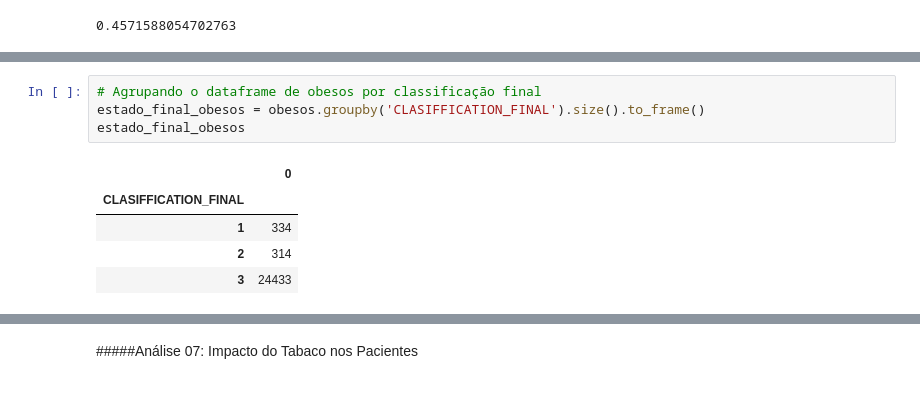
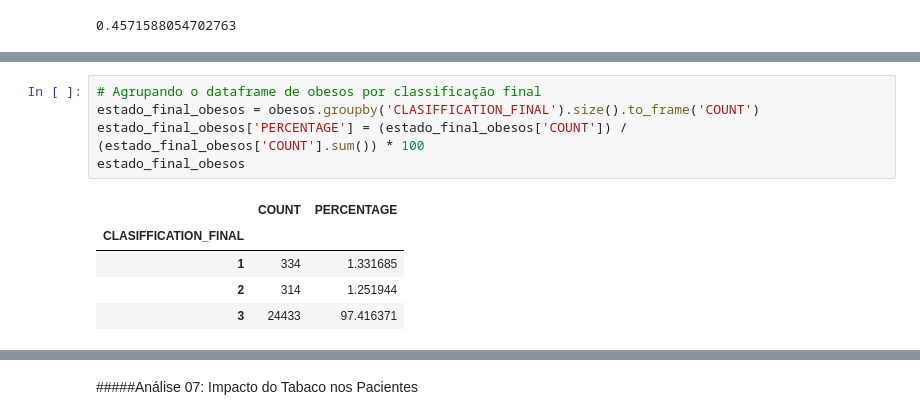
Before and after one commit to matheuspfferreira/python_data_science, a Jupyter notebook: Covid - 07/notebook/nb_covid.ipynb, the cells around one changed output, grey strips where cells are left out. Drawn from its saved outputs; the diff is of its cells as text.

```diff
--- a/Covid - 07/notebook/nb_covid.ipynb
+++ b/Covid - 07/notebook/nb_covid.ipynb
@@ -443,10 +454,11 @@ porcentagem_obesos_falecidos
 # %%
 # Agrupando o dataframe de obesos por classificação final
-estado_final_obesos = obesos.groupby('CLASIFFICATION_FINAL').size().to_frame()
+estado_final_obesos = obesos.groupby('CLASIFFICATION_FINAL').size().to_frame('COUNT')
+estado_final_obesos['PERCENTAGE'] = (estado_final_obesos['COUNT']) / (estado_final_obesos['COUNT'].sum()) * 100
 estado_final_obesos
 # %% [output]
-|  | 0 |
-| CLASIFFICATION_FINAL |  |
-| 1 | 334 |
-| 2 | 314 |
-| 3 | 24433 |
+|  | COUNT | PERCENTAGE |
+| CLASIFFICATION_FINAL |  |  |
+| 1 | 334 | 1.331685 |
+| 2 | 314 | 1.251944 |
+| 3 | 24433 | 97.416371 |
```
Also changed, not shown: parts of 2 cells of this notebook.
